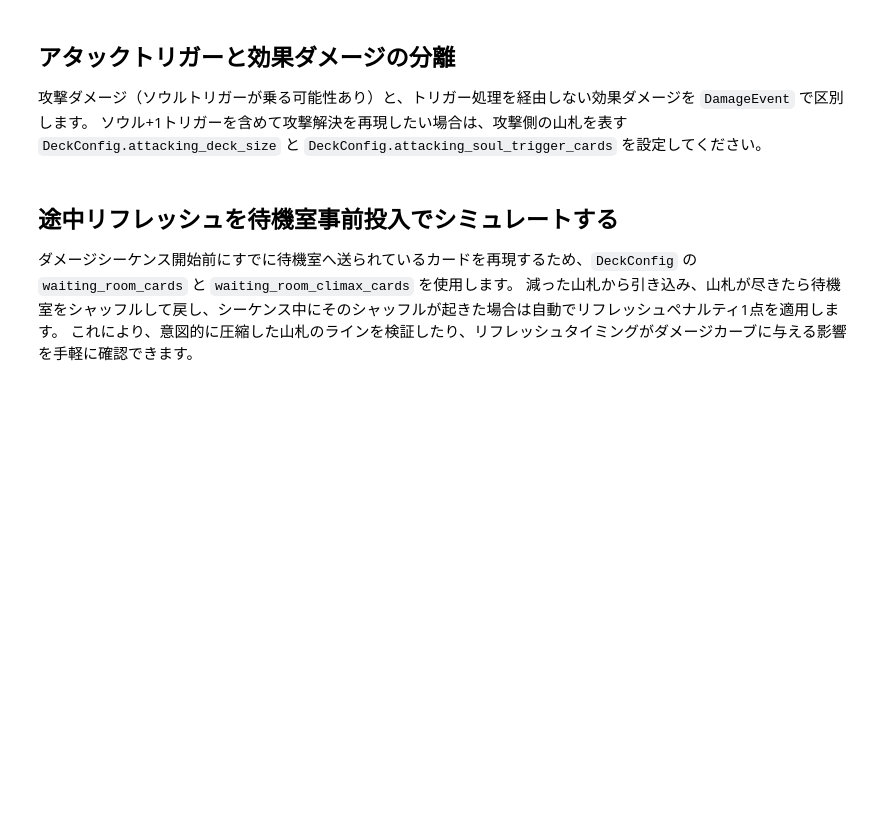
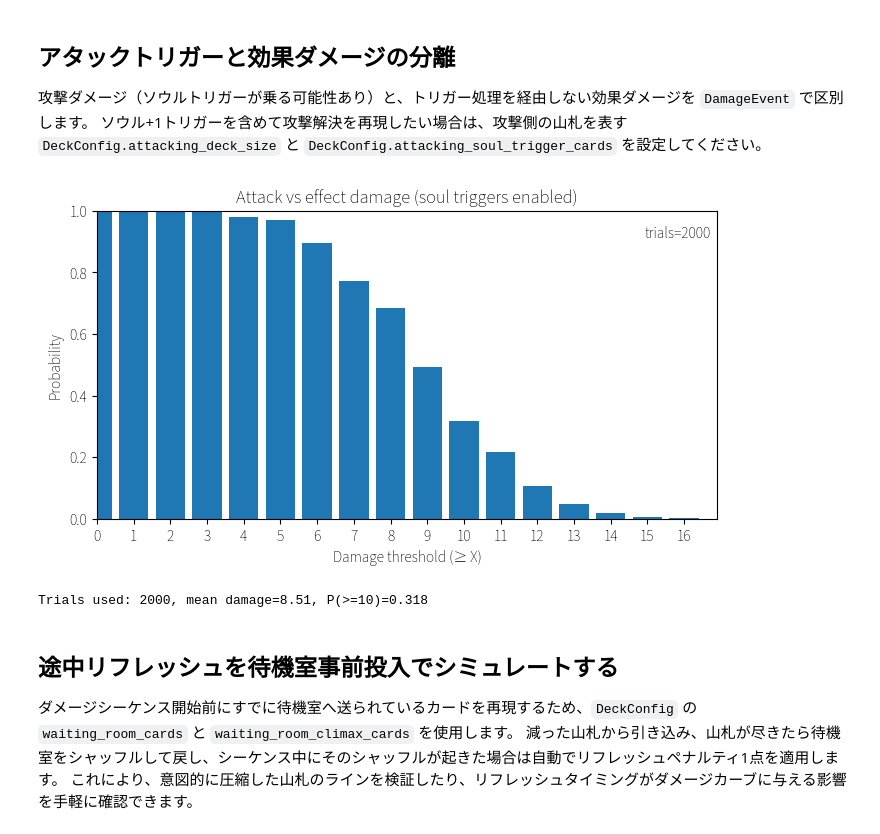
Before and after one commit to skystones/ws, a Jupyter notebook: notebooks/damage_simulation.ipynb, the cells around one changed output. Drawn from its saved outputs; the diff is of its cells as text; code cells hidden in the pictures; blank space fills up the shorter version.

Commit message:
Clarify deck counts and waiting room handling

```diff
--- a/notebooks/damage_simulation.ipynb
+++ b/notebooks/damage_simulation.ipynb
@@ -9,8 +9,6 @@ import matplotlib.pyplot as plt
 from matplotlib import font_manager
 
 from ws_sim.main_phase import (
-    main_phase_fourth_cancel_bonus_damage,
-    reveal_nine_clock_climaxes,
     run_main_phase_and_battle,
 )
 from ws_sim.monte_carlo import (
@@ -20,6 +18,8 @@ from ws_sim.monte_carlo import (
     cumulative_probability_at_least,
     simulate_trials,
     tune_trial_count,
+    main_phase_fourth_cancel_bonus_damage,
+    reveal_nine_clock_climaxes
 )
 from ws_sim.plotting import plot_cumulative_histogram
 
@@ -56,6 +56,9 @@ def probabilities_from_damages(damages):
 def show_histogram(probabilities, *, title: str, trials: Optional[int] = None, filename: Optional[str] = None):
     fig, ax = plot_cumulative_histogram(probabilities)
     ax.set_title(title)
+    max_threshold = max(probabilities.keys()) if probabilities else 0
+    ax.set_xlim(left=0, right=max_threshold + 0.9)
+    ax.set_xticks(range(0, max_threshold + 1))
     if trials is not None:
         ax.text(0.99, 0.95, f"trials={trials}", transform=ax.transAxes, ha="right", va="top")
     plt.show()
@@ -69,37 +72,45 @@ def show_histogram(probabilities, *, title: str, trials: Optional[int] = None, f
 ソウル+1トリガーを含めて攻撃解決を再現したい場合は、攻撃側の山札を表す `DeckConfig.attacking_deck_size` と `DeckConfig.attacking_soul_trigger_cards` を設定してください。
 # %%
 damage_sequence = [
-    DamageEvent(base_damage=2, is_attack=True),
-    DamageEvent(base_damage=1, is_attack=False),
+    DamageEvent(base_damage=2, is_attack=False),
+    DamageEvent(base_damage=3, is_attack=True),
+    DamageEvent(base_damage=3, is_attack=False),
+    DamageEvent(base_damage=2, is_attack=False),
+    DamageEvent(base_damage=3, is_attack=True),
+    DamageEvent(base_damage=3, is_attack=False),
+    DamageEvent(base_damage=2, is_attack=False),
     DamageEvent(base_damage=3, is_attack=True),
 ]
 
 deck = DeckConfig(
-    total_cards=50,
-    climax_cards=8,
-    attacking_deck_size=45,
-    attacking_soul_trigger_cards=6,
+    deck_cards=20,
+    deck_climax_cards=6,
+    attacking_deck_size=25,
+    attacking_soul_trigger_cards=10,
 )
 
 chosen_trials, history = tune_trial_count(
     damage_sequence,
     deck,
     threshold=6,
     target_error=0.02,
     min_trials=500,
     seed=TUNE_SEED,
 )
 damages = simulate_trials(damage_sequence, deck, trials=chosen_trials, seed=TUNE_SEED)
 probabilities = probabilities_from_damages(damages)
 
 show_histogram(
     probabilities,
     title="Attack vs effect damage (soul triggers enabled)",
     trials=chosen_trials,
     filename="../artifacts/damage_hist.png",
 )
 
-print(f"Trials used: {chosen_trials}, mean damage={sum(damages)/len(damages):.2f}, P(>=6)={probabilities.get(6, 0):.3f}")
+print(f"Trials used: {chosen_trials}, mean damage={sum(damages)/len(damages):.2f}, P(>=10)={probabilities.get(10, 0):.3f}")
+# %% [output]
+[figure, added]
+Trials used: 2000, mean damage=8.51, P(>=10)=0.318
 # %% [markdown]
 ## 途中リフレッシュを待機室事前投入でシミュレートする
 
```
Also changed, not shown: parts of 3 cells of this notebook, 5 other files.
